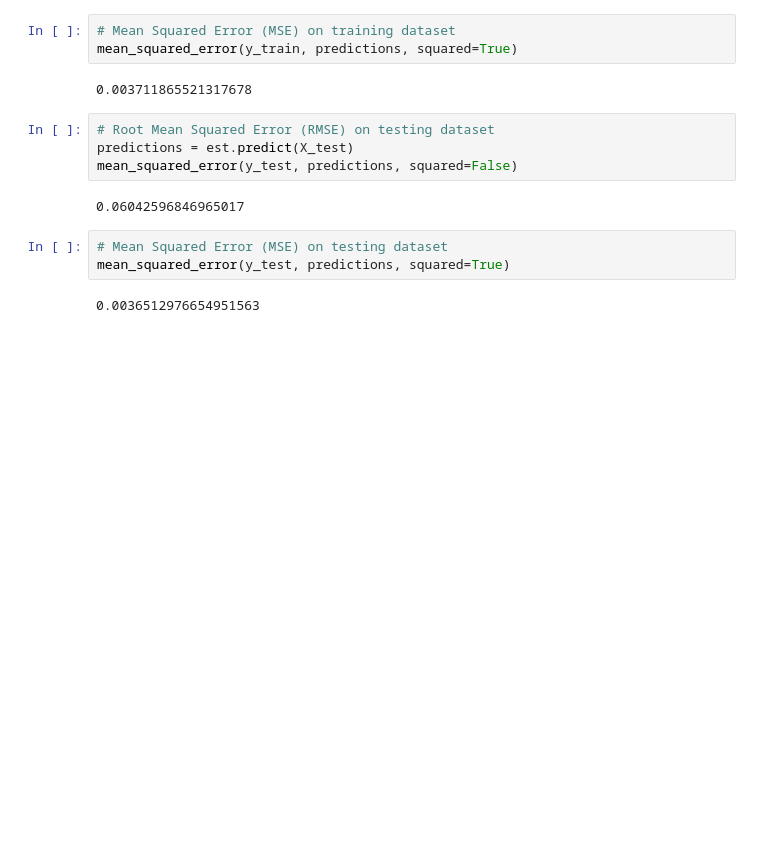
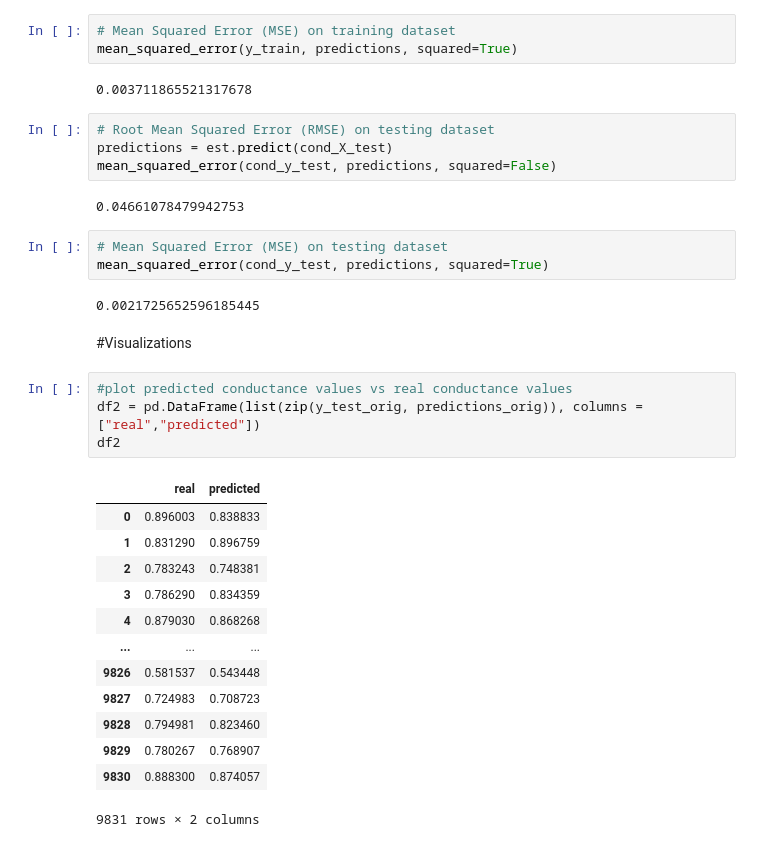
Before and after one commit to AaravWattal/RRAM-Models, a Jupyter notebook: CleanedConductanceAnalysisModels.ipynb, the cells around one changed output. Cells and saved outputs as stored; diff of their text form; blank space fills up the shorter version.

```diff
--- a/CleanedConductanceAnalysisModels.ipynb
+++ b/CleanedConductanceAnalysisModels.ipynb
@@ -195,12 +198,32 @@ mean_squared_error(y_train, predictions, squared=True)
 0.003711865521317678
 # %%
 # Root Mean Squared Error (RMSE) on testing dataset
-predictions = est.predict(X_test)
-mean_squared_error(y_test, predictions, squared=False)
+predictions = est.predict(cond_X_test)
+mean_squared_error(cond_y_test, predictions, squared=False)
 # %% [output]
-0.06042596846965017
+0.04661078479942753
 # %%
 # Mean Squared Error (MSE) on testing dataset
-mean_squared_error(y_test, predictions, squared=True)
+mean_squared_error(cond_y_test, predictions, squared=True)
 # %% [output]
-0.0036512976654951563
+0.0021725652596185445
+# %% [markdown]
+#Visualizations
+# %%
+#plot predicted conductance values vs real conductance values
+df2 = pd.DataFrame(list(zip(y_test_orig, predictions_orig)), columns = ["real","predicted"])
+df2
+# %% [output]
+|  | real | predicted |
+| 0 | 0.896003 | 0.838833 |
+| 1 | 0.831290 | 0.896759 |
+| 2 | 0.783243 | 0.748381 |
+| 3 | 0.786290 | 0.834359 |
+| 4 | 0.879030 | 0.868268 |
+| ... | ... | ... |
+| 9826 | 0.581537 | 0.543448 |
+| 9827 | 0.724983 | 0.708723 |
+| 9828 | 0.794981 | 0.823460 |
+| 9829 | 0.780267 | 0.768907 |
+| 9830 | 0.888300 | 0.874057 |
+9831 rows × 2 columns
```
Also changed, not shown: parts of 6 cells of this notebook.
